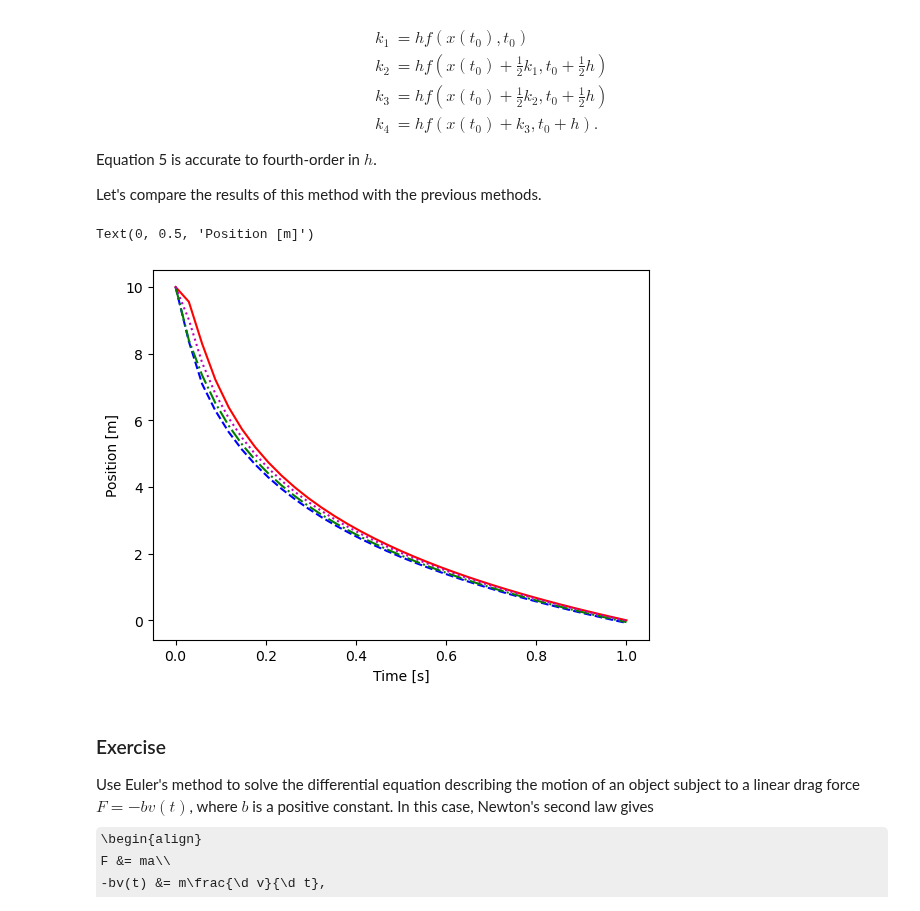
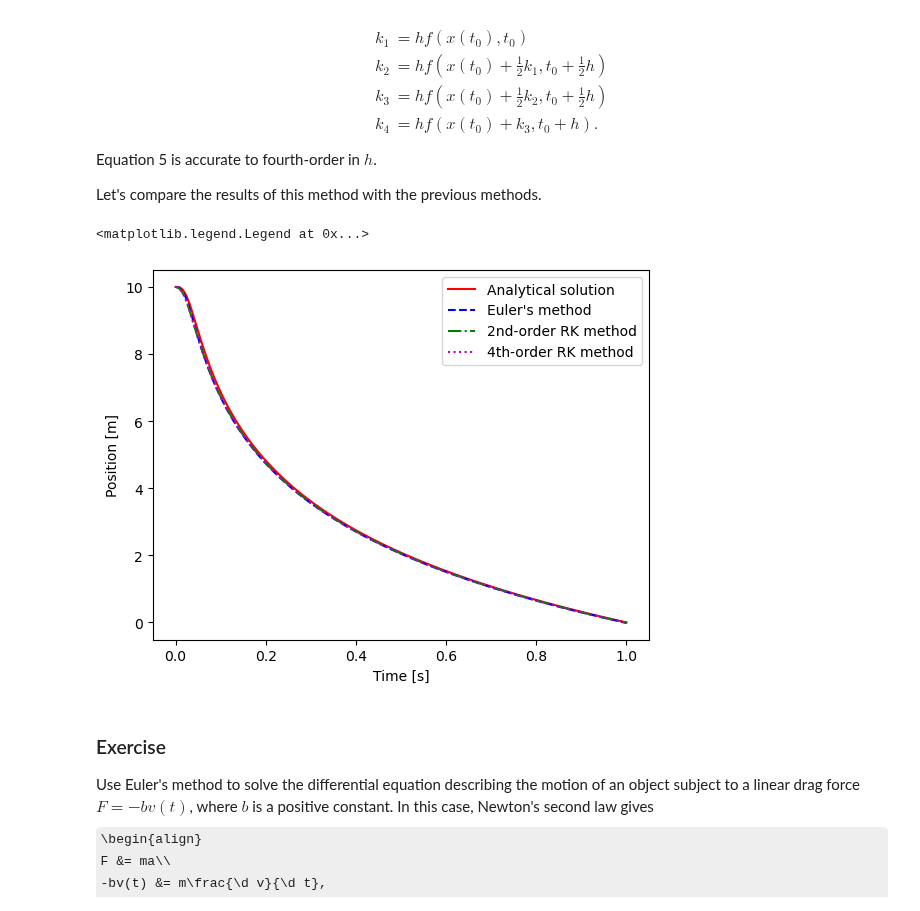
Before and after one commit to CWCopeland/ComputationalPhysics, a Jupyter notebook: LectureNotes/13_differentialEquations.ipynb, the cells around one changed output. Drawn from its saved outputs; the diff is of its cells as text; code cells hidden in the pictures; some formulas as TeX source.

```diff
--- a/LectureNotes/13_differentialEquations.ipynb
+++ b/LectureNotes/13_differentialEquations.ipynb
@@ -35,7 +35,7 @@ from matplotlib import pyplot as plt
 
 x0 = 10 #m
 tf = 1 #s
-N = 35 #number of steps to perform
+N = 200 #number of steps to perform
 
 def f(x,t):
     return -3 * t**2 * math.exp(x)
@@ -179,38 +179,40 @@ def rk4Method(f, x0, tf, N):
     xValues = [x0]
 
     x = x0
     for t in tValues[1:]:   #we already know x(t[0]) = x0
         ##########################################################
         #This is where the method differes from Euler's method
         k1 = h*f(x,t)
-        k2 = h*f(x+k1/2,t)
-        k3 = h*f(x+k2/2,t)
-        k4 = h*f(x+k3,t)
+        k2 = h*f(x+k1/2,t+(h/2))
+        k3 = h*f(x+k2/2,t+(h/2))
+        k4 = h*f(x+k3,t+h)
 
         x = x + (1/6)*(k1 + 2*k2 + 2*k3 + k4)
         ##########################################################
 
         xValues.append(x)
 
     return tValues, xValues
 ####################################################################
 
 tValues, euler = eulerMethod(f, x0, tf, N)
 tValues, rk2 = rk2Method(f, x0, tf, N)
 tValues, rk4 = rk4Method(f, x0, tf, N)
 
 plt.figure()
 
 plt.plot(tValues, -np.log(tValues**3 + math.exp(-x0)), "r" , label="Analytical solution")
 plt.plot(tValues, euler, "b--" , label="Euler's method")
 plt.plot(tValues, rk2,   "g-.", label="2nd-order RK method")
 plt.plot(tValues, rk4,   "m:" , label="4th-order RK method")
 
 plt.xlabel("Time [s]")
 plt.ylabel("Position [m]")
+
+plt.legend(loc='best')
 # %% [output]
-Text(0, 0.5, 'Position [m]')
+<matplotlib.legend.Legend at 0x...>
-[figure, old version]
+[figure, new version]
 # %% [markdown]
 ### Exercise
 
```
Also changed, not shown: parts of 3 cells of this notebook.
